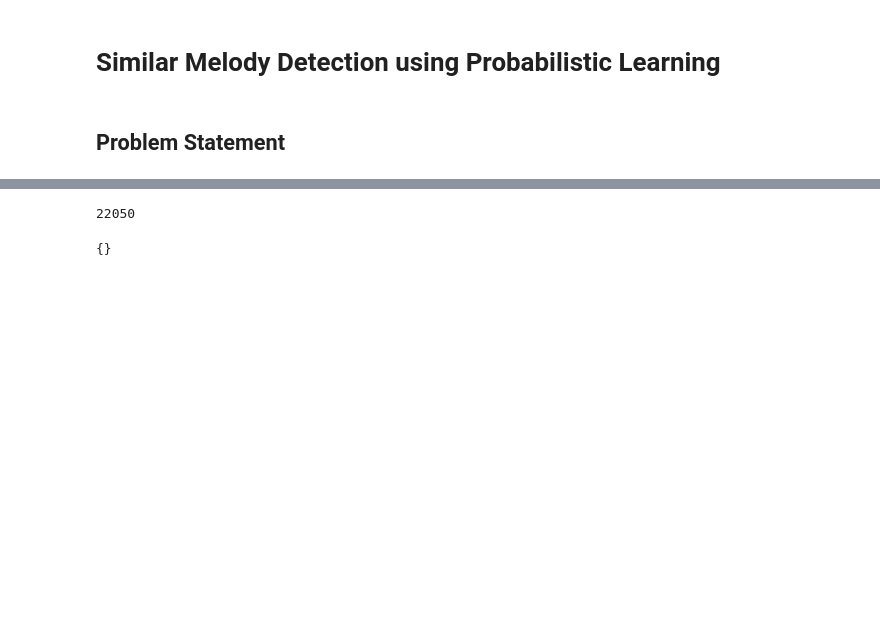
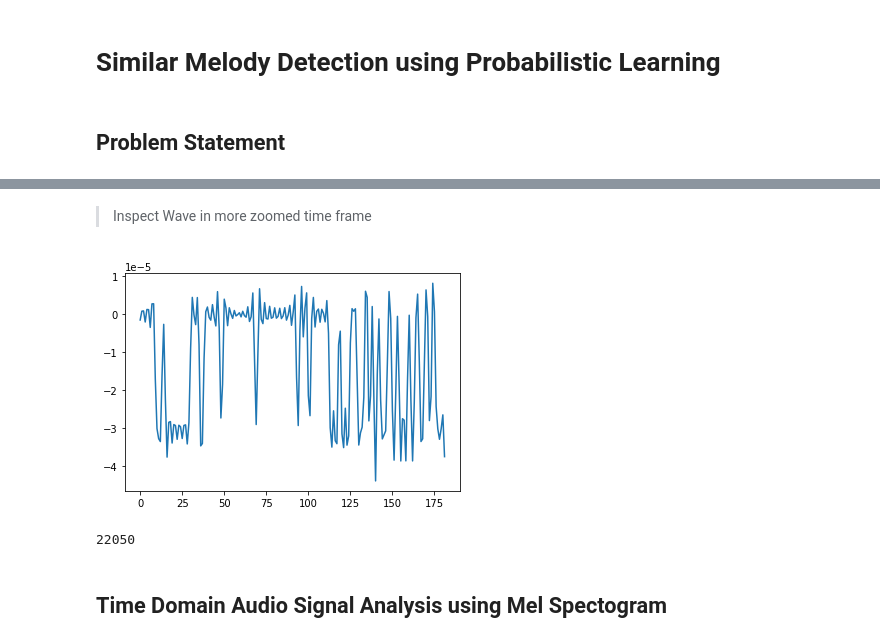
Before and after one commit to arpanpathak/audio_ml, a Jupyter notebook: Similar Melody Detection.ipynb, the cells around one changed output, grey strips where cells are left out. Saved outputs shown, nothing was run; the diff lists cells and outputs as text; code cells hidden in the pictures; blank space fills up the shorter version.

```diff
--- a/Similar Melody Detection.ipynb
+++ b/Similar Melody Detection.ipynb
@@ -63,10 +128,13 @@ pt.show()
+# %% [markdown]
+> Inspect Wave in more zoomed time frame
+# %%
+pt.plot(cover[4041018:4041200 ])
+pt.show()
+# %% [output]
+[figure, added]
 # %%
 sr
 # %% [output]
 22050
-# %%
-import IPython
-
-IPython.display.Audio(librosa.ex('trumpet')).metadata
-# %% [output]
-{}
+# %% [markdown]
+## Time Domain Audio Signal Analysis using Mel Spectogram
```
Also changed, not shown: parts of 25 cells of this notebook, 1 other file.
